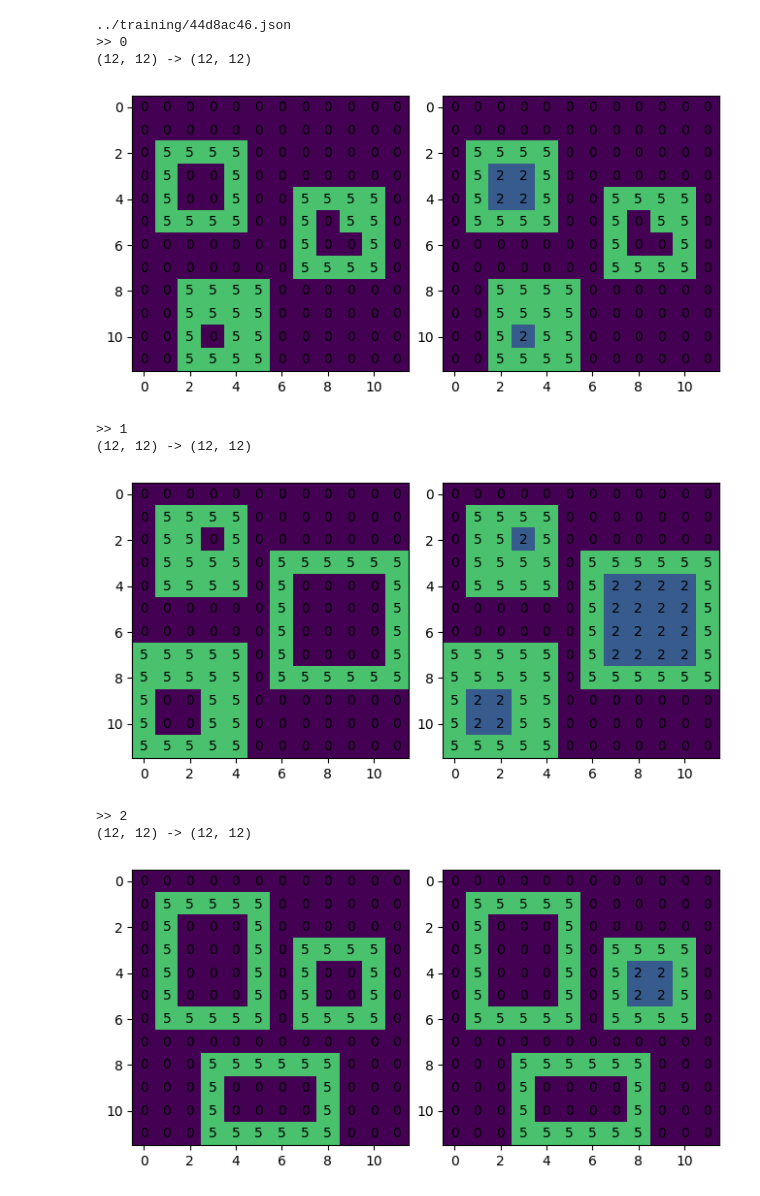
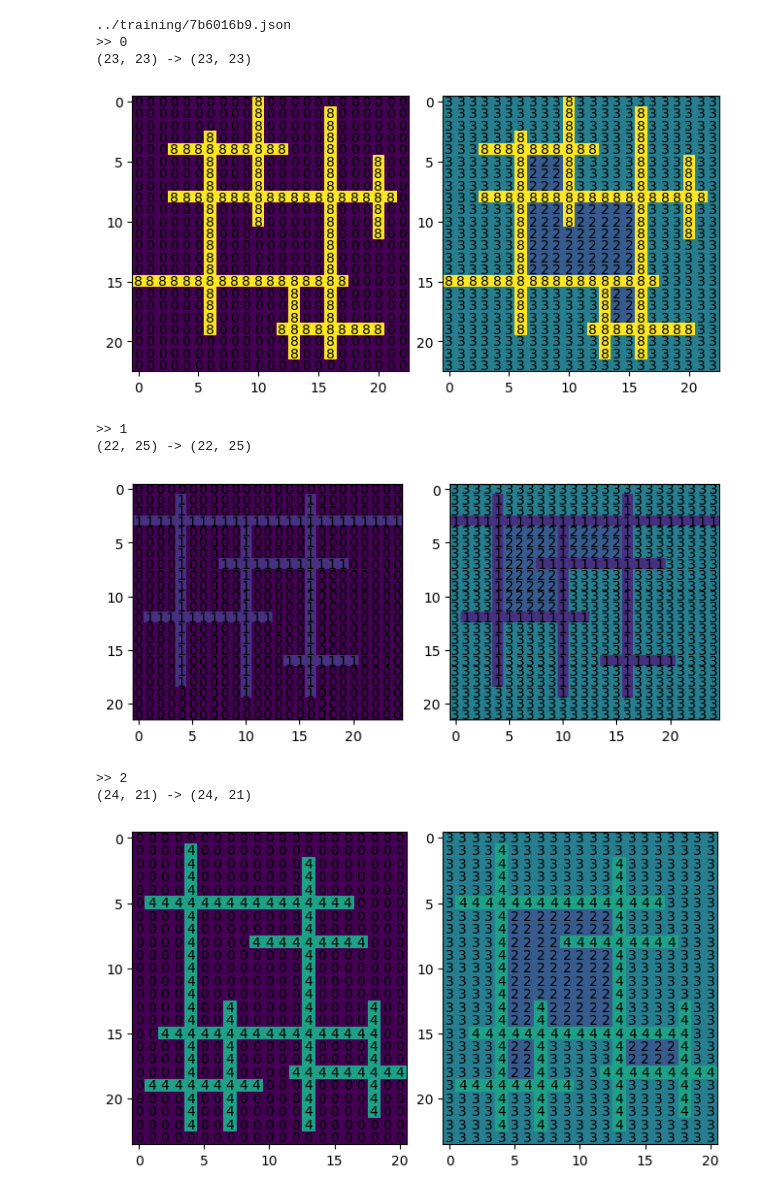
Before and after one commit to zbenmo/arcdsl, a Jupyter notebook: notebooks/experiment.ipynb, the cells around one changed output. Cells and saved outputs as stored; diff of their text form; code cells hidden in the pictures.

```diff
--- a/notebooks/experiment.ipynb
+++ b/notebooks/experiment.ipynb
@@ -26,21 +44,23 @@ training_path = pathlib.Path("../training")
 # %%
-for train_task in islice(training_path.glob('*.json'), 4, 6):
+# some more challenges
+
+for train_task in islice(training_path.glob('*.json'), 7, 9):
     file_contents = get_task(train_task)
     print(train_task)
     # print(file_contents)
     for i, training_example in enumerate(file_contents['train']):
         print(f'>> {i}')
         minput, moutput = description_to_matrix(training_example['input']), description_to_matrix(training_example['output'])
         print(f'{minput.shape} -> {moutput.shape}')
         show_sample(minput, moutput)
 # %% [output]
-../training/44d8ac46.json
+../training/7b6016b9.json
 >> 0
-(12, 12) -> (12, 12)
+(23, 23) -> (23, 23)
-[figure, old version]
+[figure, new version]
 >> 1
-(12, 12) -> (12, 12)
+(22, 25) -> (22, 25)
-[figure, old version]
+[figure, new version]
 >> 2
-(12, 12) -> (12, 12)
+(24, 21) -> (24, 21)
-[figure, old version]
+[figure, new version]
```
Also changed, not shown: parts of 5 cells of this notebook, 5 other files.
